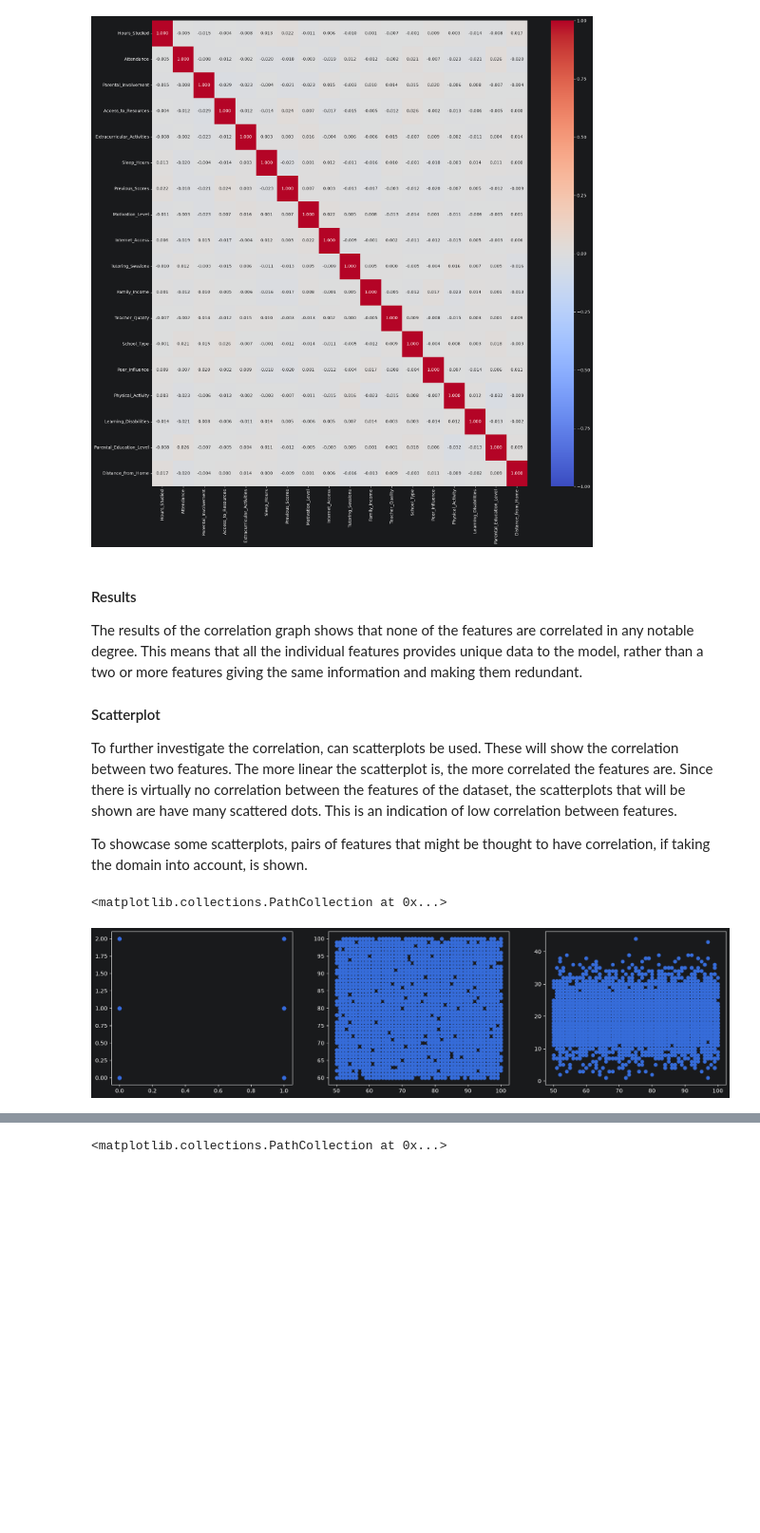
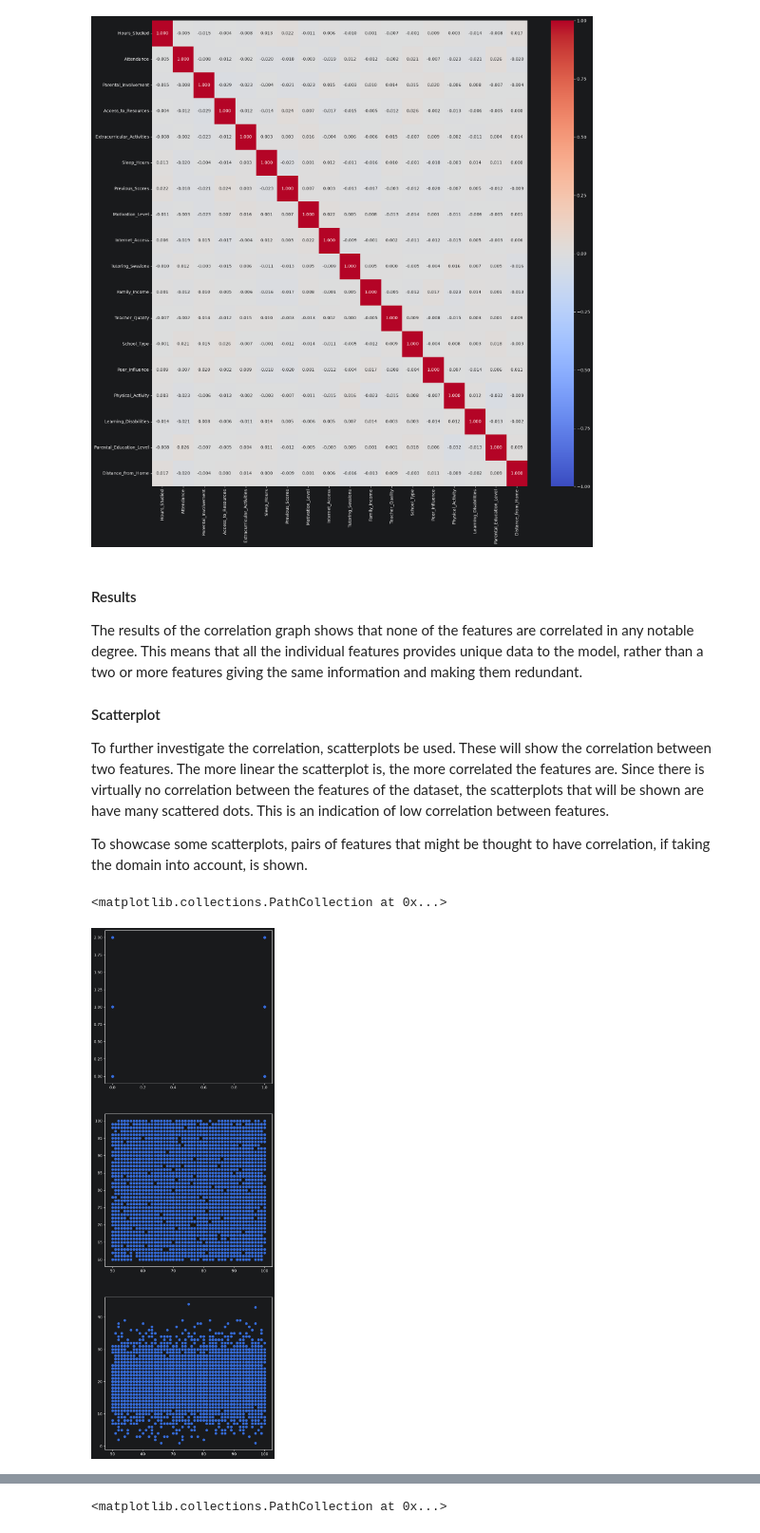
Before and after one commit to Wilbnil/Prakmas-2026, a Jupyter notebook: Oblig 1/Training and Evaluating Baseline Models.ipynb, the cells around one changed output, grey strips where cells are left out. Shown at 95% size. Drawn from its saved outputs; the diff is of its cells as text; code cells hidden in the pictures; blank space fills up the shorter version.

```diff
--- a/Oblig 1/Training and Evaluating Baseline Models.ipynb
+++ b/Oblig 1/Training and Evaluating Baseline Models.ipynb
@@ -409,16 +410,16 @@ sns.heatmap(correlation, cmap='coolwarm', annot=True, fmt='.3f', vmin=-1, vmax=1
 The results of the correlation graph shows that none of the features are correlated in any notable degree. This means that all the individual features provides unique data to the model, rather than a two or more features giving the same information and making them redundant.
 
 #### Scatterplot
-To further investigate the correlation, can scatterplots be used. These will show the correlation between two features. The more linear the scatterplot is, the more correlated the features are. Since there is virtually no correlation between the features of the dataset, the scatterplots that will be shown are have many scattered dots. This is an indication of low correlation between features.
+To further investigate the correlation, scatterplots be used. These will show the correlation between two features. The more linear the scatterplot is, the more correlated the features are. Since there is virtually no correlation between the features of the dataset, the scatterplots that will be shown are have many scattered dots. This is an indication of low correlation between features.
 
 To showcase some scatterplots, pairs of features that might be thought to have correlation, if taking the domain into account, is shown.
 # %%
 # Scatterplot.
-fig, ax = plt.subplots(3, 1, figsize=(20,5))
+fig, ax = plt.subplots(3, 1, figsize=(8,25))
 
 ax[0].scatter(analysis_dataset['School_Type'], analysis_dataset['Family_Income'])
 ax[1].scatter(analysis_dataset['Previous_Scores'], analysis_dataset['Attendance'])
 ax[2].scatter(analysis_dataset['Previous_Scores'], analysis_dataset['Hours_Studied'])
 # %% [output]
 <matplotlib.collections.PathCollection at 0x...>
-[figure, old version]
+[figure, new version]
```
Also changed, not shown: parts of 6 cells of this notebook.
